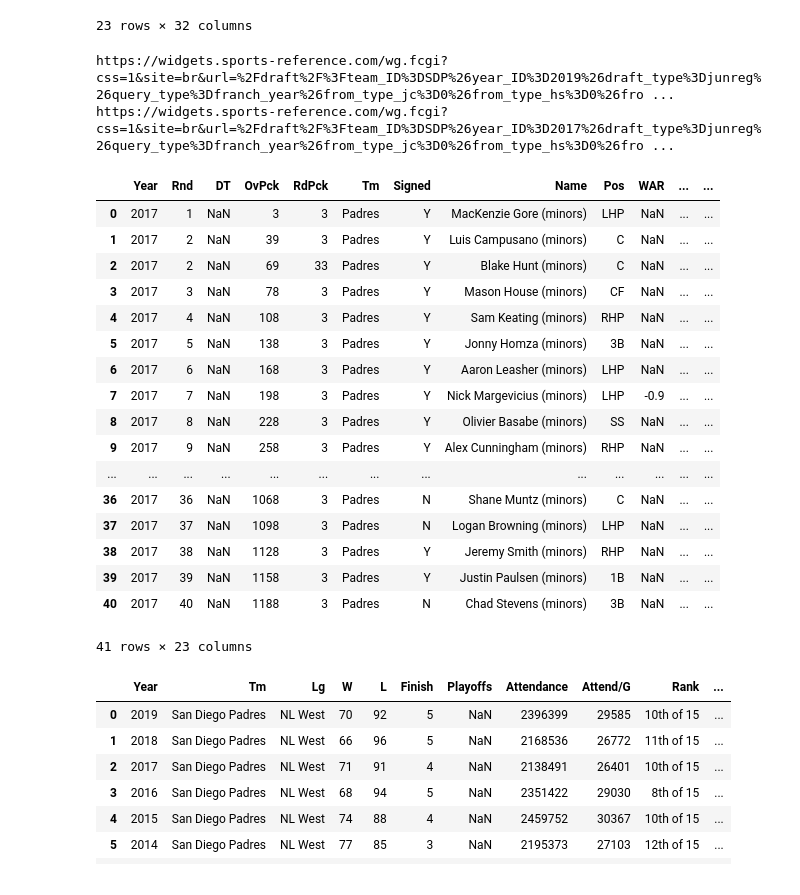
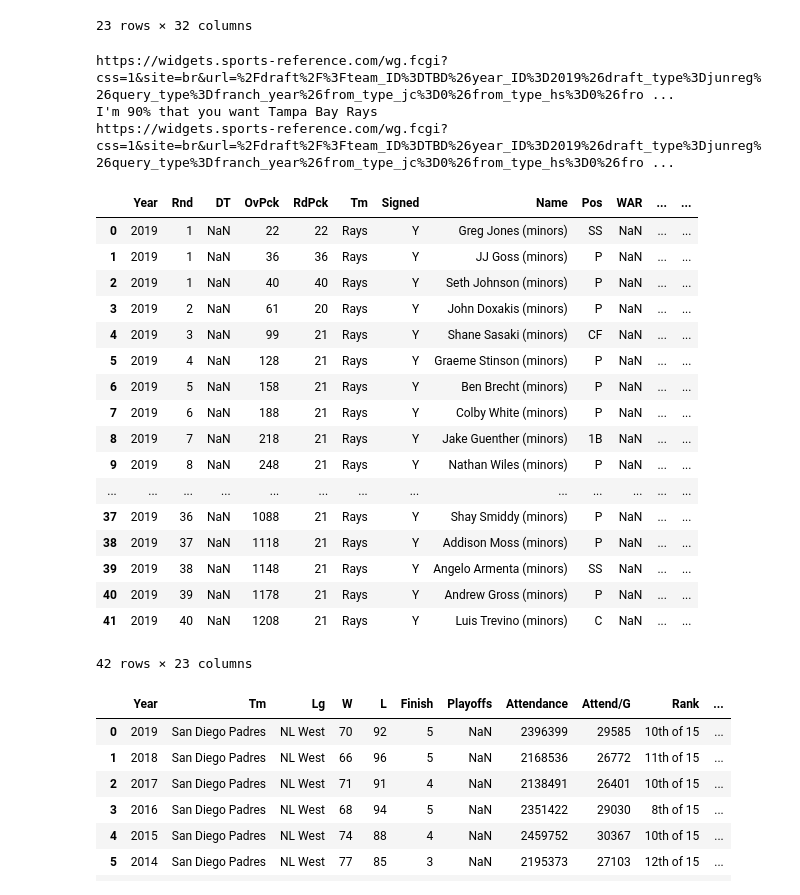
Before and after one commit to double-dose-larry/sportsref, a Jupyter notebook: test_franchises.ipynb, the cells around one changed output. Cells and saved outputs as stored; diff of their text form; code cells hidden in the pictures.

Commit message:
refactors franchise urls

```diff
--- a/test_franchises.ipynb
+++ b/test_franchises.ipynb
@@ -60,29 +60,30 @@ padres.pitchers().sort_values("G", ascending=False).head(23)
 23 rows × 32 columns
 # %%
 
-print("https://widgets.sports-reference.com/wg.fcgi?css=1&site=br&url=%2Fdraft%2F%3Fteam_ID%3DSDP%26year_ID%3D2019%26draft_type%3Djunreg%26query_type%3Dfranch_year%26from_type_jc%3D0%26from_type_hs%3D0%26from_type_4y%3D0%26from_type_unk%3D0&div=div_draft_stats")
-padres.draft(2017)
+print("https://widgets.sports-reference.com/wg.fcgi?css=1&site=br&url=%2Fdraft%2F%3Fteam_ID%3DTBD%26year_ID%3D2019%26draft_type%3Djunreg%26query_type%3Dfranch_year%26from_type_jc%3D0%26from_type_hs%3D0%26from_type_4y%3D0%26from_type_unk%3D0&div=div_draft_stats")
+Franchise("Rays").draft(2019)
 # %% [output]
-https://widgets.sports-reference.com/wg.fcgi?css=1&site=br&url=%2Fdraft%2F%3Fteam_ID%3DSDP%26year_ID%3D2019%26draft_type%3Djunreg%26query_type%3Dfranch_year%26from_type_jc%3D0%26from_type_hs%3D0%26fro ...
-https://widgets.sports-reference.com/wg.fcgi?css=1&site=br&url=%2Fdraft%2F%3Fteam_ID%3DSDP%26year_ID%3D2017%26draft_type%3Djunreg%26query_type%3Dfranch_year%26from_type_jc%3D0%26from_type_hs%3D0%26fro ...
+https://widgets.sports-reference.com/wg.fcgi?css=1&site=br&url=%2Fdraft%2F%3Fteam_ID%3DTBD%26year_ID%3D2019%26draft_type%3Djunreg%26query_type%3Dfranch_year%26from_type_jc%3D0%26from_type_hs%3D0%26fro ...
+I'm 90% that you want Tampa Bay Rays
+https://widgets.sports-reference.com/wg.fcgi?css=1&site=br&url=%2Fdraft%2F%3Fteam_ID%3DTBD%26year_ID%3D2019%26draft_type%3Djunreg%26query_type%3Dfranch_year%26from_type_jc%3D0%26from_type_hs%3D0%26fro ...
 |  | Year | Rnd | DT | OvPck | RdPck | Tm | Signed | Name | Pos | WAR | ... | ... |
-| 0 | 2017 | 1 | NaN | 3 | 3 | Padres | Y | MacKenzie Gore (minors) | LHP | NaN | ... | ... |
-| 1 | 2017 | 2 | NaN | 39 | 3 | Padres | Y | Luis Campusano (minors) | C | NaN | ... | ... |
-| 2 | 2017 | 2 | NaN | 69 | 33 | Padres | Y | Blake Hunt (minors) | C | NaN | ... | ... |
-| 3 | 2017 | 3 | NaN | 78 | 3 | Padres | Y | Mason House (minors) | CF | NaN | ... | ... |
-| 4 | 2017 | 4 | NaN | 108 | 3 | Padres | Y | Sam Keating (minors) | RHP | NaN | ... | ... |
-| 5 | 2017 | 5 | NaN | 138 | 3 | Padres | Y | Jonny Homza (minors) | 3B | NaN | ... | ... |
-| 6 | 2017 | 6 | NaN | 168 | 3 | Padres | Y | Aaron Leasher (minors) | LHP | NaN | ... | ... |
-| 7 | 2017 | 7 | NaN | 198 | 3 | Padres | Y | Nick Margevicius (minors) | LHP | -0.9 | ... | ... |
-| 8 | 2017 | 8 | NaN | 228 | 3 | Padres | Y | Olivier Basabe (minors) | SS | NaN | ... | ... |
-| 9 | 2017 | 9 | NaN | 258 | 3 | Padres | Y | Alex Cunningham (minors) | RHP | NaN | ... | ... |
+| 0 | 2019 | 1 | NaN | 22 | 22 | Rays | Y | Greg Jones (minors) | SS | NaN | ... | ... |
+| 1 | 2019 | 1 | NaN | 36 | 36 | Rays | Y | JJ Goss (minors) | P | NaN | ... | ... |
+| 2 | 2019 | 1 | NaN | 40 | 40 | Rays | Y | Seth Johnson (minors) | P | NaN | ... | ... |
+| 3 | 2019 | 2 | NaN | 61 | 20 | Rays | Y | John Doxakis (minors) | P | NaN | ... | ... |
+| 4 | 2019 | 3 | NaN | 99 | 21 | Rays | Y | Shane Sasaki (minors) | CF | NaN | ... | ... |
+| 5 | 2019 | 4 | NaN | 128 | 21 | Rays | Y | Graeme Stinson (minors) | P | NaN | ... | ... |
+| 6 | 2019 | 5 | NaN | 158 | 21 | Rays | Y | Ben Brecht (minors) | P | NaN | ... | ... |
+| 7 | 2019 | 6 | NaN | 188 | 21 | Rays | Y | Colby White (minors) | P | NaN | ... | ... |
+| 8 | 2019 | 7 | NaN | 218 | 21 | Rays | Y | Jake Guenther (minors) | 1B | NaN | ... | ... |
+| 9 | 2019 | 8 | NaN | 248 | 21 | Rays | Y | Nathan Wiles (minors) | P | NaN | ... | ... |
 | ... | ... | ... | ... | ... | ... | ... | ... | ... | ... | ... | ... | ... |
-| 36 | 2017 | 36 | NaN | 1068 | 3 | Padres | N | Shane Muntz (minors) | C | NaN | ... | ... |
-| 37 | 2017 | 37 | NaN | 1098 | 3 | Padres | N | Logan Browning (minors) | LHP | NaN | ... | ... |
-| 38 | 2017 | 38 | NaN | 1128 | 3 | Padres | Y | Jeremy Smith (minors) | RHP | NaN | ... | ... |
-| 39 | 2017 | 39 | NaN | 1158 | 3 | Padres | Y | Justin Paulsen (minors) | 1B | NaN | ... | ... |
-| 40 | 2017 | 40 | NaN | 1188 | 3 | Padres | N | Chad Stevens (minors) | 3B | NaN | ... | ... |
+| 37 | 2019 | 36 | NaN | 1088 | 21 | Rays | Y | Shay Smiddy (minors) | P | NaN | ... | ... |
+| 38 | 2019 | 37 | NaN | 1118 | 21 | Rays | Y | Addison Moss (minors) | P | NaN | ... | ... |
+| 39 | 2019 | 38 | NaN | 1148 | 21 | Rays | Y | Angelo Armenta (minors) | SS | NaN | ... | ... |
+| 40 | 2019 | 39 | NaN | 1178 | 21 | Rays | Y | Andrew Gross (minors) | P | NaN | ... | ... |
+| 41 | 2019 | 40 | NaN | 1208 | 21 | Rays | Y | Luis Trevino (minors) | C | NaN | ... | ... |
-41 rows × 23 columns
+42 rows × 23 columns
 # %%
 padres.parks()
 # %% [output]
```
Also changed, not shown: 1 other file.
